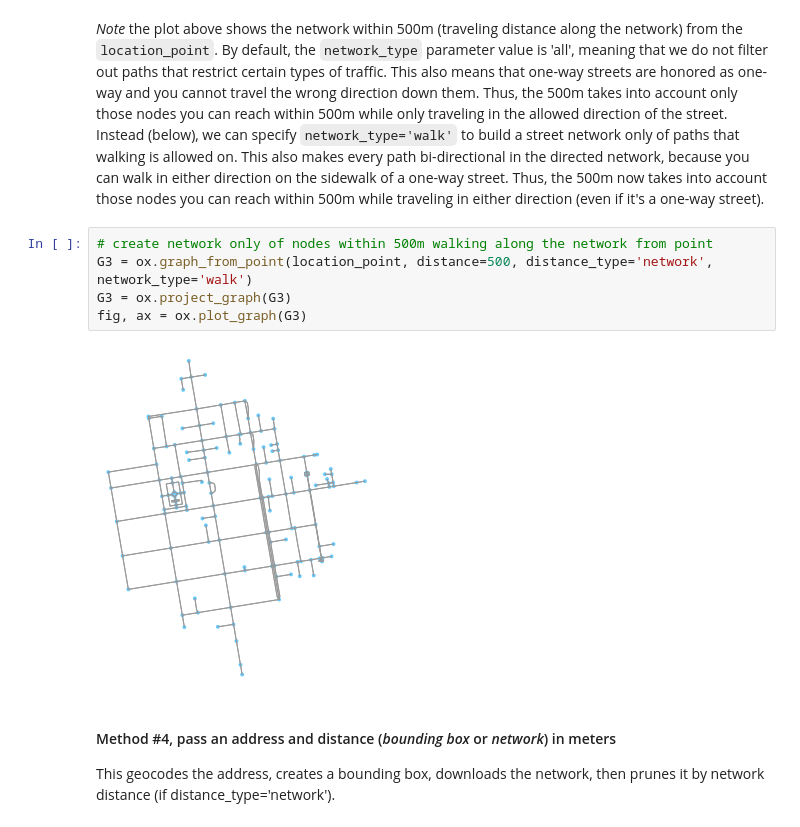
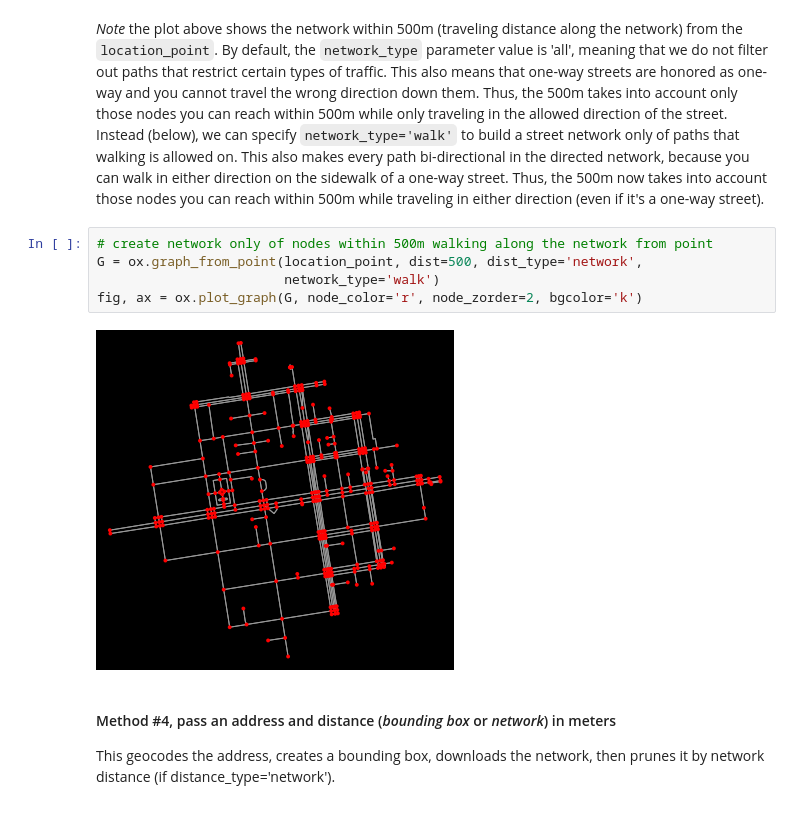
Before and after one commit to gboeing/osmnx-examples, a Jupyter notebook: notebooks/01-overview-osmnx.ipynb, the cells around one changed output. Cells and saved outputs as stored; diff of their text form.

```diff
--- a/notebooks/01-overview-osmnx.ipynb
+++ b/notebooks/01-overview-osmnx.ipynb
@@ -102,11 +96,11 @@ fig, ax = ox.plot_graph(G3)
 *Note* the plot above shows the network within 500m (traveling distance along the network) from the `location_point`. By default, the `network_type` parameter value is 'all', meaning that we do not filter out paths that restrict certain types of traffic. This also means that one-way streets are honored as one-way and you cannot travel the wrong direction down them. Thus, the 500m takes into account only those nodes you can reach within 500m while only traveling in the allowed direction of the street. Instead (below), we can specify `network_type='walk'` to build a street network only of paths that walking is allowed on. This also makes every path bi-directional in the directed network, because you can walk in either direction on the sidewalk of a one-way street. Thus, the 500m now takes into account those nodes you can reach within 500m while traveling in either direction (even if it's a one-way street).
 # %%
 # create network only of nodes within 500m walking along the network from point
-G3 = ox.graph_from_point(location_point, distance=500, distance_type='network', network_type='walk')
-G3 = ox.project_graph(G3)
-fig, ax = ox.plot_graph(G3)
+G = ox.graph_from_point(location_point, dist=500, dist_type='network',
+                        network_type='walk')
+fig, ax = ox.plot_graph(G, node_color='r', node_zorder=2, bgcolor='k')
 # %% [output]
-[figure, old version]
+[figure, new version]
 # %% [markdown]
 #### Method #4, pass an address and distance (*bounding box* or *network*) in meters ####
 This geocodes the address, creates a bounding box, downloads the network, then prunes it by network distance (if distance_type='network').
```
Also changed, not shown: parts of 33 cells of this notebook, 27 other files.
